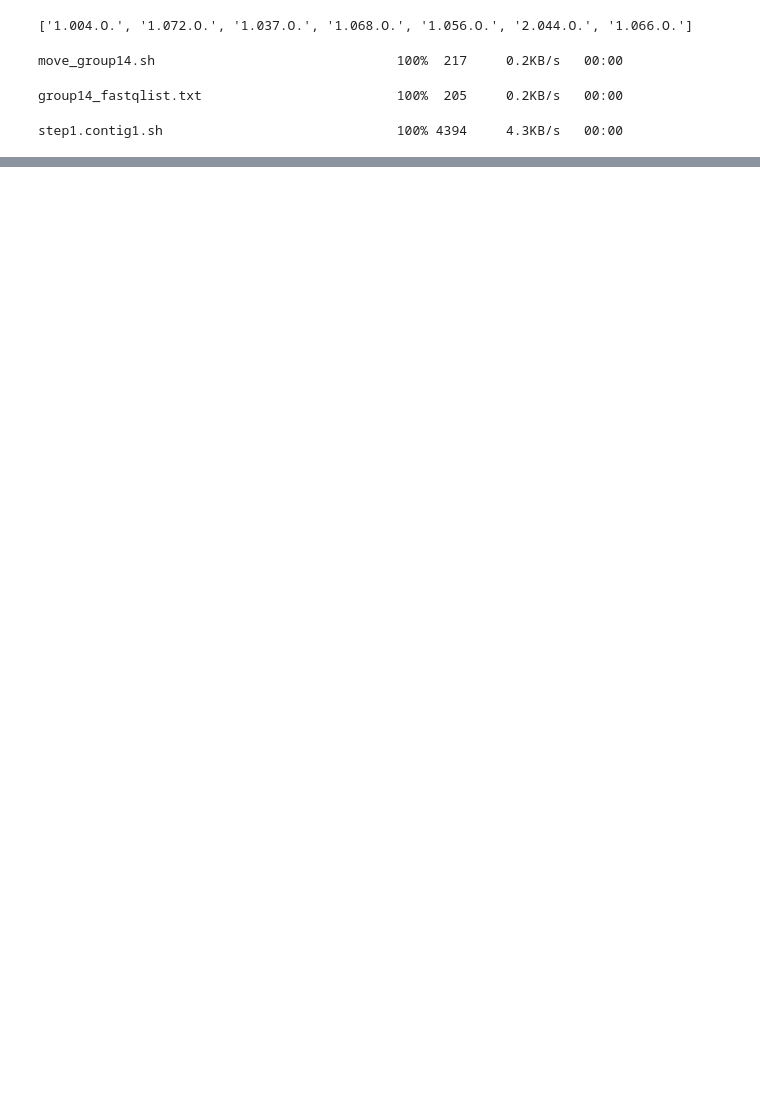
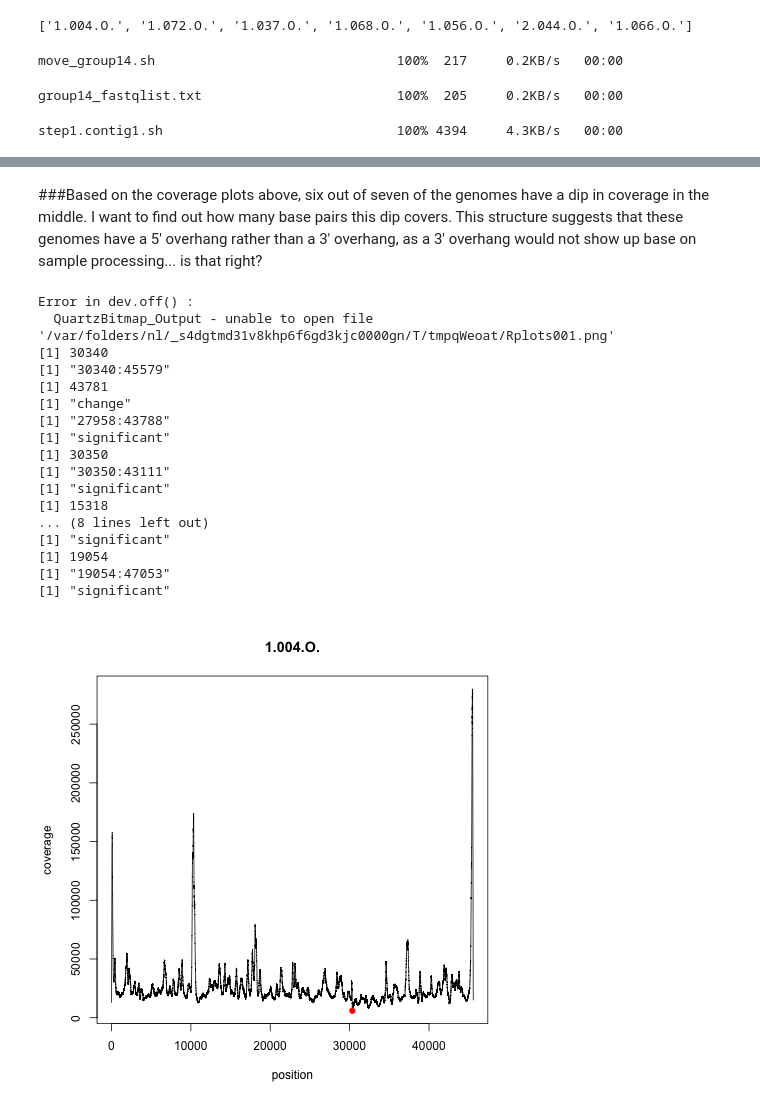
Before and after one commit to juliambrosman/nahant-genome-rearrangement, a Jupyter notebook: Group14.ipynb, the cells around one changed output, grey strips where cells are left out. Cells and saved outputs as stored; diff of their text form; code cells hidden in the pictures; blank space fills up the shorter version.

```diff
--- a/Group14.ipynb
+++ b/Group14.ipynb
@@ -60,0 +126,49 @@ step1.contig1.sh                              100% 4394     4.3KB/s   00:00
+# %% [markdown]
+###Based on the coverage plots above, six out of seven of the genomes have a dip in coverage in the middle.  I want to find out how many base pairs this dip covers.  This structure suggests that these genomes have a 5' overhang rather than a 3' overhang, as a 3' overhang would not show up base on sample processing... is that right?
+# %%
+%%R -i group14
+
+len_min<-vector()
+region<-""
+for (item in group14){
+    filename<-paste(item,"step1.contig1.genomecoverage.txt",sep="")
+    coverage<-read.table(filename, sep="\t")
+    mean_cov<-mean(coverage$V3)
+    min_cov<-min(coverage$V3)
+    minlocation<-round(median(coverage$V2[coverage$V3==min(coverage$V3)]))
+    print(minlocation)
+    if (minlocation>(nrow(coverage)-100)|minlocation<100){
+        minlocation<-round(median(coverage$V2[coverage$V3[100:nrow(coverage)-100]==min(coverage$V3[100:nrow(coverage)-100])]))
+        min_cov=min(coverage$V3[100:nrow(coverage)-100])
+        print("change")
+    }
+
+    length<-nrow(coverage)
+    print(paste(minlocation, length, sep=":"))
+
+    with(coverage, plot(V2, V3, type="n",xlab="position",ylab="coverage", main=item))
+    with(coverage, lines(V2,V3))
+    points(minlocation, min_cov, pch=19, col="red")
+    if (min_cov<(mean(coverage$V3)-(sd(coverage$V3)*3))){
+        print("significant dip")
+    }
+    }
+# %% [output]
+Error in dev.off() :
+  QuartzBitmap_Output - unable to open file '/var/folders/nl/_s4dgtmd31v8khp6f6gd3kjc0000gn/T/tmpqWeoat/Rplots001.png'
+[1] 30340
+[1] "30340:45579"
+[1] 43781
+[1] "change"
+[1] "27958:43788"
+[1] "significant"
+[1] 30350
+[1] "30350:43111"
+[1] "significant"
+[1] 15318
+... (8 lines left out)
+[1] "significant"
+[1] 19054
+[1] "19054:47053"
+[1] "significant"
+[figure, added]
```
Also changed, not shown: parts of 7 cells of this notebook, 12 other files.
